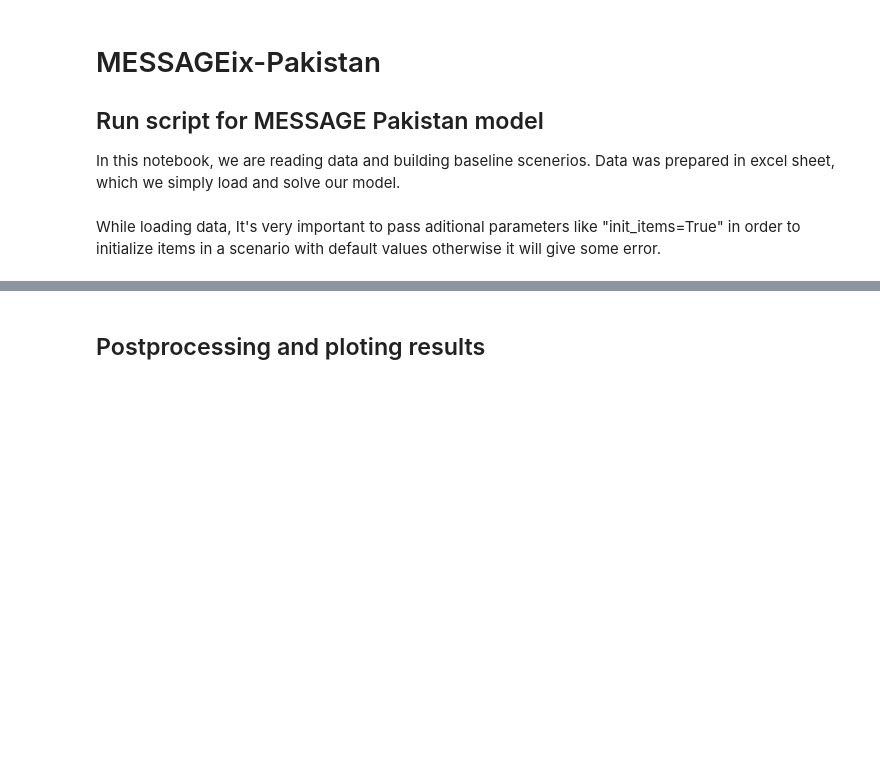
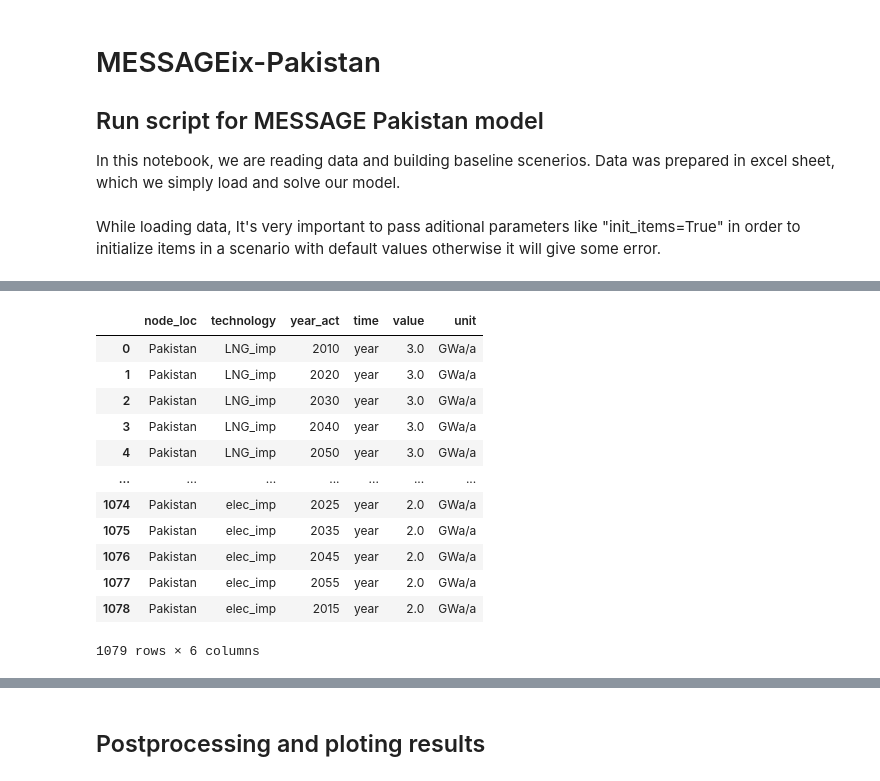
Before and after one commit to LUMS-WIT/NEST-Pakistan, a Jupyter notebook: model/pakistan_model.ipynb, the cells around one changed output, grey strips where cells are left out. Saved outputs shown, nothing was run; the diff lists cells and outputs as text; code cells hidden in the pictures; blank space fills up the shorter version.

```diff
--- a/model/pakistan_model.ipynb
+++ b/model/pakistan_model.ipynb
@@ -42,0 +265,16 @@ scenario.read_excel(path, add_units=True, commit_steps=False, init_items=True)
+# %%
+scenario.par('initial_activity_up')
+# %% [output]
+|  | node_loc | technology | year_act | time | value | unit |
+| 0 | Pakistan | LNG_imp | 2010 | year | 3.0 | GWa/a |
+| 1 | Pakistan | LNG_imp | 2020 | year | 3.0 | GWa/a |
+| 2 | Pakistan | LNG_imp | 2030 | year | 3.0 | GWa/a |
+| 3 | Pakistan | LNG_imp | 2040 | year | 3.0 | GWa/a |
+| 4 | Pakistan | LNG_imp | 2050 | year | 3.0 | GWa/a |
+| ... | ... | ... | ... | ... | ... | ... |
+| 1074 | Pakistan | elec_imp | 2025 | year | 2.0 | GWa/a |
+| 1075 | Pakistan | elec_imp | 2035 | year | 2.0 | GWa/a |
+| 1076 | Pakistan | elec_imp | 2045 | year | 2.0 | GWa/a |
+| 1077 | Pakistan | elec_imp | 2055 | year | 2.0 | GWa/a |
+| 1078 | Pakistan | elec_imp | 2015 | year | 2.0 | GWa/a |
+1079 rows × 6 columns
```
Also changed, not shown: parts of 64 cells of this notebook, 13 other files.
